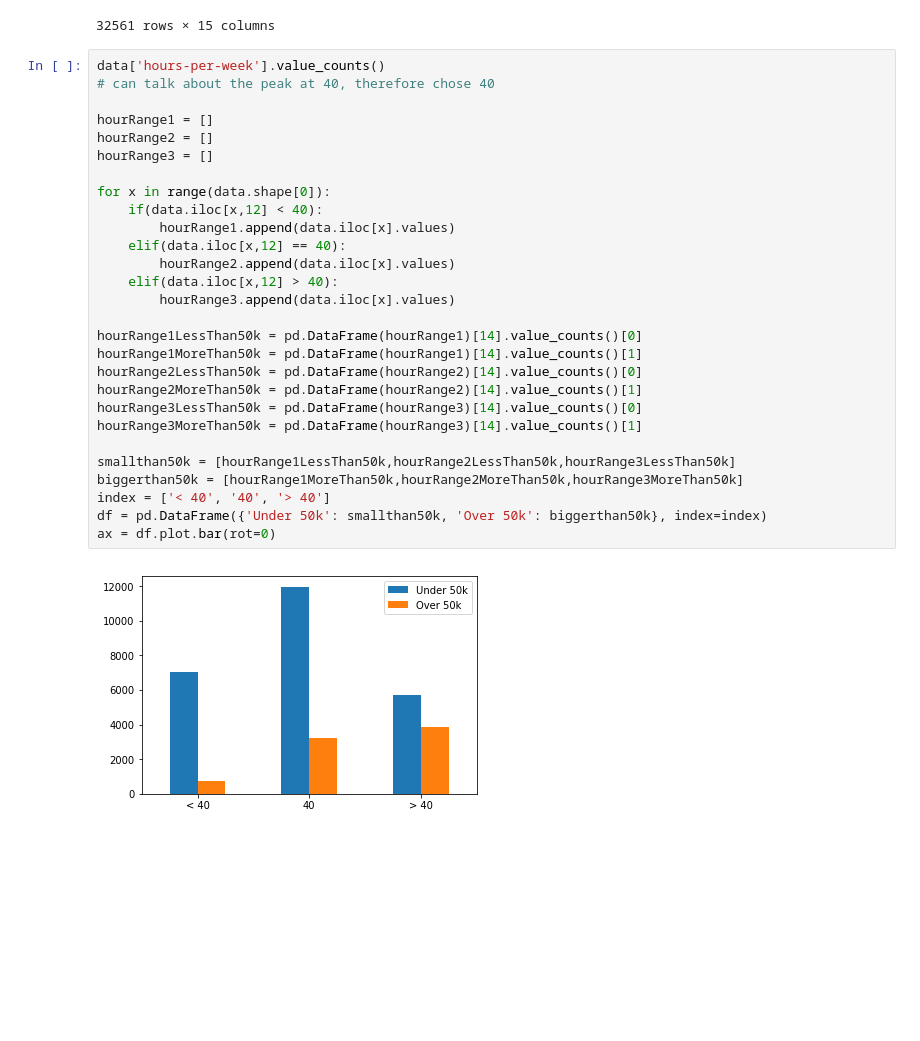
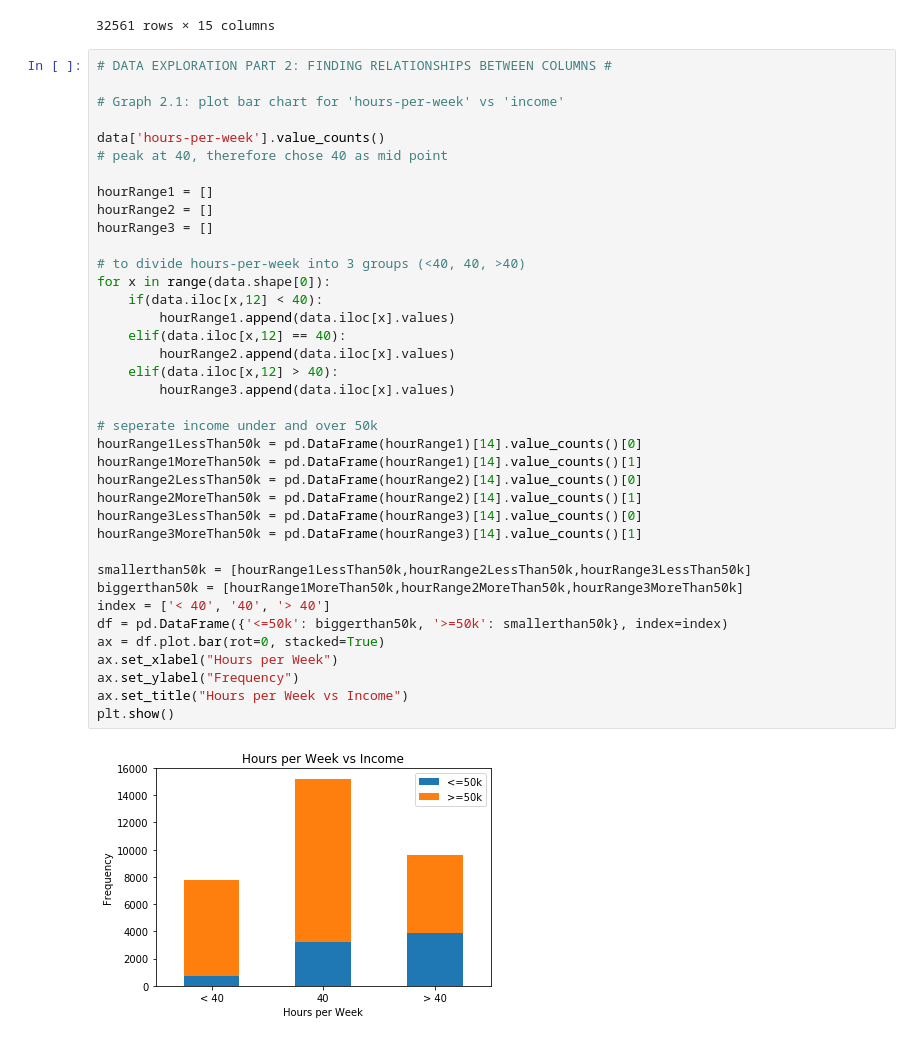
Before and after one commit to yongjiajun/Data-Science-Assignment2, a Jupyter notebook: notebook.ipynb, the cells around one changed output. Drawn from its saved outputs; the diff is of its cells as text; blank space fills up the shorter version.

Commit message:
completed data exploration

```diff
--- a/notebook.ipynb
+++ b/notebook.ipynb
@@ -219,33 +219,43 @@ data
 | 32560 | 52 | Self-emp-inc | 287927 | HS-grad | 9 | Married-civ-spouse | Exec-managerial | Wife | ... |
 32561 rows × 15 columns
 # %%
+# DATA EXPLORATION PART 2: FINDING RELATIONSHIPS BETWEEN COLUMNS #
+
+# Graph 2.1: plot bar chart for 'hours-per-week' vs 'income'
+
 data['hours-per-week'].value_counts()
-# can talk about the peak at 40, therefore chose 40
+# peak at 40, therefore chose 40 as mid point
 
 hourRange1 = []
 hourRange2 = []
 hourRange3 = []
 
+# to divide hours-per-week into 3 groups (<40, 40, >40)
 for x in range(data.shape[0]):
     if(data.iloc[x,12] < 40):
         hourRange1.append(data.iloc[x].values)
     elif(data.iloc[x,12] == 40):
         hourRange2.append(data.iloc[x].values)
     elif(data.iloc[x,12] > 40):
         hourRange3.append(data.iloc[x].values)
 
+# seperate income under and over 50k
 hourRange1LessThan50k = pd.DataFrame(hourRange1)[14].value_counts()[0]
 hourRange1MoreThan50k = pd.DataFrame(hourRange1)[14].value_counts()[1]
 hourRange2LessThan50k = pd.DataFrame(hourRange2)[14].value_counts()[0]
 hourRange2MoreThan50k = pd.DataFrame(hourRange2)[14].value_counts()[1]
 hourRange3LessThan50k = pd.DataFrame(hourRange3)[14].value_counts()[0]
 hourRange3MoreThan50k = pd.DataFrame(hourRange3)[14].value_counts()[1]
 
-smallthan50k = [hourRange1LessThan50k,hourRange2LessThan50k,hourRange3LessThan50k]
+smallerthan50k = [hourRange1LessThan50k,hourRange2LessThan50k,hourRange3LessThan50k]
 biggerthan50k = [hourRange1MoreThan50k,hourRange2MoreThan50k,hourRange3MoreThan50k]
 index = ['< 40', '40', '> 40']
-df = pd.DataFrame({'Under 50k': smallthan50k, 'Over 50k': biggerthan50k}, index=index)
-ax = df.plot.bar(rot=0)
+df = pd.DataFrame({'<=50k': biggerthan50k, '>=50k': smallerthan50k}, index=index)
+ax = df.plot.bar(rot=0, stacked=True)
+ax.set_xlabel("Hours per Week")
+ax.set_ylabel("Frequency")
+ax.set_title("Hours per Week vs Income")
+plt.show()
 # %% [output]
-[figure, old version]
+[figure, new version]
 # %%
```
Also changed, not shown: parts of 14 cells of this notebook.
